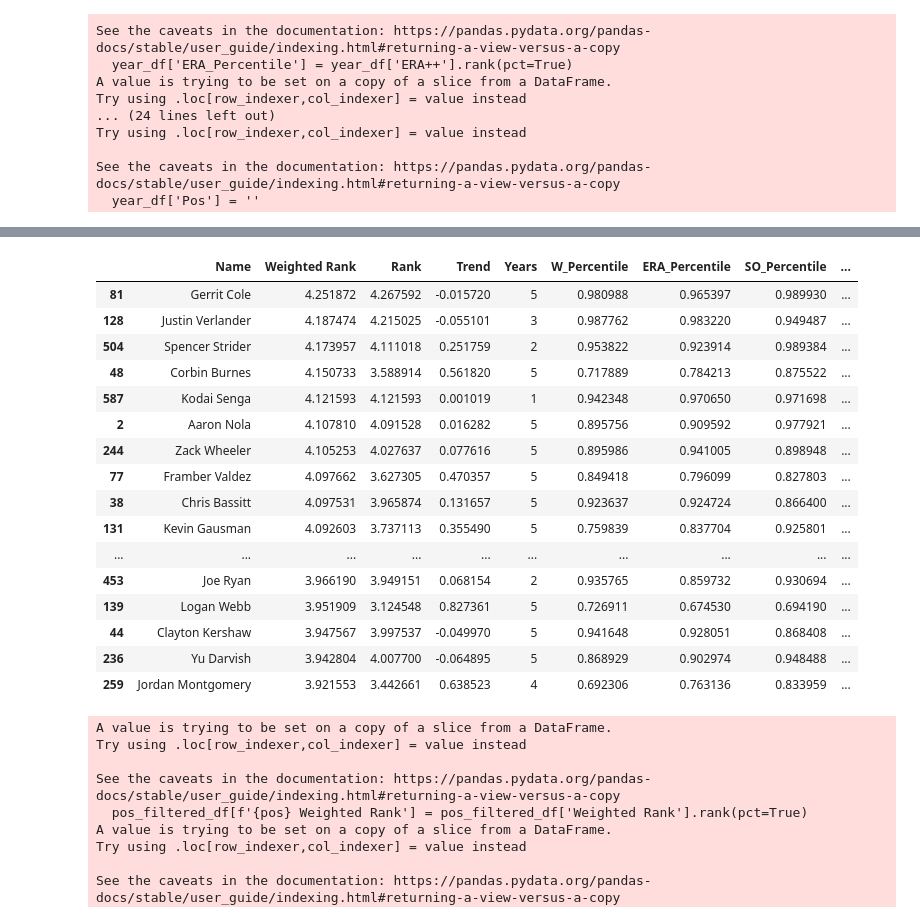
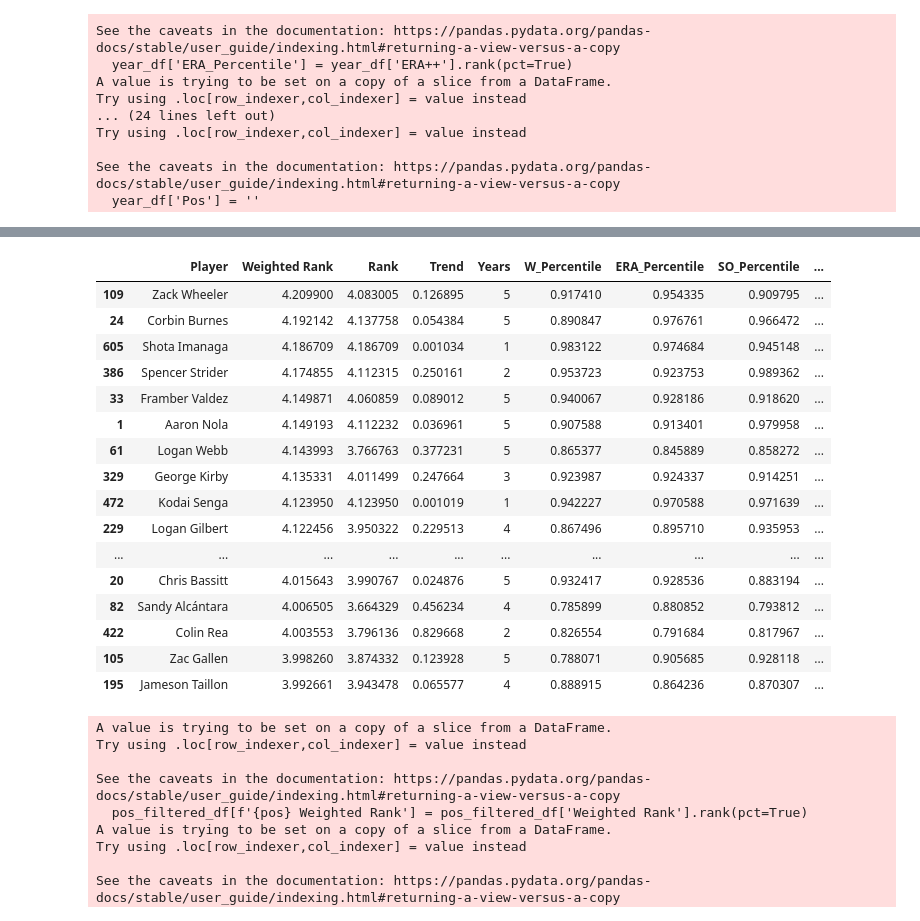
Before and after one commit to mdbinger/Fantasy-Sports-Projections, a Jupyter notebook: Fantasy_Baseball/Draft_Tool.ipynb, the cells around one changed output, grey strips where cells are left out. Drawn from its saved outputs; the diff is of its cells as text; code cells hidden in the pictures.

```diff
--- a/Fantasy_Baseball/Draft_Tool.ipynb
+++ b/Fantasy_Baseball/Draft_Tool.ipynb
@@ -444,4 +453,4 @@ final_pitcher_stats_df['ERA++'] = final_pitcher_stats_df['IP'] * -(1 / final_pit
 final_pitcher_stats_df['WHIP++'] = final_pitcher_stats_df['IP'] * -(1 / final_pitcher_stats_df['WHIP'])
 # %%
 # Sort data by name alphabetically, then by year in descending order
-final_pitcher_stats_df = final_pitcher_stats_df.sort_values(['Year','Name'], ascending=[True, True])
+final_pitcher_stats_df = final_pitcher_stats_df.sort_values(['Year','Player'], ascending=[True, True])
@@ -448,10 +473,10 @@ final_pitcher_stats_df = final_pitcher_stats_df.sort_values(['Year','Name'], asc
 # %%
 # Create a new dataframe for stats percentile calculations
-pitcher_percentile_df = pd.DataFrame(columns = ['Year', 'Name', 'Age', 'W', 'ERA', 'SO', 'SV', 'WHIP', 'SO9', 'IP'])
+pitcher_percentile_df = pd.DataFrame(columns = ['Year', 'Player', 'Age', 'W', 'ERA', 'SO', 'SV', 'WHIP', 'SO9', 'IP'])
 
 # Carry over columnns from final_pitcher_stats_df that shouldn't be comparatively ranked
 pitcher_percentile_df['Year'] = final_pitcher_stats_df['Year']
-pitcher_percentile_df['Name'] = final_pitcher_stats_df['Name']
+pitcher_percentile_df['Player'] = final_pitcher_stats_df['Player']
 pitcher_percentile_df['Age'] = final_pitcher_stats_df['Age']
 # pitcher_percentile_df['Pos'] = final_pitcher_stats_df['Pos']
 
@@ -463,7 +488,7 @@ for year in last_five_years:
     year_df['SO_Percentile'] = year_df['SO'].rank(pct=True)
     year_df['SV_Percentile'] = year_df['SV'].rank(pct=True)
     year_df['WHIP_Percentile'] = year_df['WHIP++'].rank(pct=True)
-    year_df.sort_values('Name', ascending=True)
+    year_df.sort_values('Player', ascending=True)
 
 
     if year == last_year:
@@ -489,7 +514,7 @@ for year in last_five_years:
     # Each of the seasons are added back to the percentile dataframe
     pitcher_percentile_df = pitcher_percentile_df.append(year_df, ignore_index=True)
 
-pitcher_percentile_df = pitcher_percentile_df.sort_values(['Year','Name'], ascending=[True, True])
+pitcher_percentile_df = pitcher_percentile_df.sort_values(['Year','Player'], ascending=[True, True])
 # %% [output]
 A value is trying to be set on a copy of a slice from a DataFrame.
 Try using .loc[row_indexer,col_indexer] = value instead
@@ -514,3 +539,6 @@ pitcher_percentile_df = pitcher_percentile_df[pitcher_percentile_df['IP'].notna(
 
 # Add a rank column that adds the percentiles from each category
 pitcher_percentile_df['Rank'] = (pitcher_percentile_df['W_Percentile'] + pitcher_percentile_df['ERA_Percentile'] + pitcher_percentile_df['SO_Percentile'] + pitcher_percentile_df['SV_Percentile'] + pitcher_percentile_df['WHIP_Percentile'])
+# %%
+pd.set_option('display.max_columns', None)
+pitcher_percentile_df.tail(50)
@@ -517,9 +563,9 @@ pitcher_percentile_df['Rank'] = (pitcher_percentile_df['W_Percentile'] + pitcher
 # %%
 # Create a list of each unique player we have in our dataframe
-pitcher_list = pitcher_percentile_df.Name.unique().tolist()
+pitcher_list = pitcher_percentile_df.Player.unique().tolist()
 
 # Create a new dataframe for combined, averaged percentiles over the past 5 seasons
-new_pitcher_df = pd.DataFrame(columns = ['Name', 'Rank', 'Trend', 'Years', 'W_Percentile', 'ERA_Percentile', 'SO_Percentile', 'SV_Percentile', 'WHIP_Percentile','Pos'])
+new_pitcher_df = pd.DataFrame(columns = ['Player', 'Rank', 'Trend', 'Years', 'W_Percentile', 'ERA_Percentile', 'SO_Percentile', 'SV_Percentile', 'WHIP_Percentile','Pos'])
 
 # Create a list for each percentile stat category for upcoming loop
 pitcher_trends = []
@@ -541,18 +587,18 @@ for pitcher in pitcher_list:
 
 # Loop through each player, check if they played in the past two seasons. If not, remove them
 for pitcher in cleaned_pitcher_list:
-    filter_df = pitcher_percentile_df.loc[pitcher_percentile_df['Name'] == pitcher]
+    filter_df = pitcher_percentile_df.loc[pitcher_percentile_df['Player'] == pitcher]
     filter_df = filter_df.sort_values(['Year'], ascending=[False])
     year_list = filter_df.Year.tolist()
     if (year_list[0] != last_year) and (year_list[0] != (last_year - 1)):
         pitcher_list.remove(pitcher)
 
 # Update new dataframe with updated unique player list
-new_pitcher_df['Name'] = pitcher_list
+new_pitcher_df['Player'] = pitcher_list
 
 # Loop through each player, locate their percentile stats for each season, average them out
 for pitcher in pitcher_list:
-    pitcher_df = pitcher_percentile_df.loc[pitcher_percentile_df['Name'] == pitcher]
+    pitcher_df = pitcher_percentile_df.loc[pitcher_percentile_df['Player'] == pitcher]
 
     # We want to find the slope of the line of best fit for each player's overall ranking each season
     x = np.array(pitcher_df['Year'], dtype = float)
@@ -597,3 +643,7 @@ new_pitcher_df['Rank'] = pitcher_average_Rank
 
 # Keep track of how many seasons are being considered, so we know how reliable the data is
 new_pitcher_df['Years'] = pitcher_year_count
+
+new_pitcher_df = new_pitcher_df.sort_values('Rank', ascending = False)
+
+new_pitcher_df.head(50)
@@ -612,50 +680,50 @@ new_pitcher_df.insert(1, 'Weighted Rank', first_pitcher_column)
 new_pitcher_df = new_pitcher_df.sort_values('Weighted Rank', ascending = False)
 
 # Removing duplicate Pos listings for players
 uncleaned_pos_column = new_pitcher_df['Pos'].to_list()
 cleaned_pos_list = []
 for item in uncleaned_pos_column:
     temp_cleaning_list = []
     temp_list = item.split(',')
     for temp_item in temp_list:
         if temp_item not in temp_cleaning_list:
             temp_cleaning_list.append(temp_item)
         else:
             continue
     cleaned_pos_list.append(temp_cleaning_list)
 
 cleaned_pos_column = []
 for item in cleaned_pos_list:
     temp_string = ''
     for mini_item in item:
         if temp_string == '':
             temp_string = mini_item
         else:
             temp_string = temp_string + ',' + mini_item
     cleaned_pos_column.append(temp_string)
 
 new_pitcher_df['Pos'] = cleaned_pos_column
 
-new_pitcher_df = new_pitcher_df[new_pitcher_df.Name != 'LgAvg per 180 IP']
+new_pitcher_df = new_pitcher_df[new_pitcher_df.Player != 'LgAvg per 180 IP']
 
 new_pitcher_df.head(25)
 # %% [output]
-|  | Name | Weighted Rank | Rank | Trend | Years | W_Percentile | ERA_Percentile | SO_Percentile | ... |
-| 81 | Gerrit Cole | 4.251872 | 4.267592 | -0.015720 | 5 | 0.980988 | 0.965397 | 0.989930 | ... |
-| 128 | Justin Verlander | 4.187474 | 4.215025 | -0.055101 | 3 | 0.987762 | 0.983220 | 0.949487 | ... |
-| 504 | Spencer Strider | 4.173957 | 4.111018 | 0.251759 | 2 | 0.953822 | 0.923914 | 0.989384 | ... |
-| 48 | Corbin Burnes | 4.150733 | 3.588914 | 0.561820 | 5 | 0.717889 | 0.784213 | 0.875522 | ... |
-| 587 | Kodai Senga | 4.121593 | 4.121593 | 0.001019 | 1 | 0.942348 | 0.970650 | 0.971698 | ... |
-| 2 | Aaron Nola | 4.107810 | 4.091528 | 0.016282 | 5 | 0.895756 | 0.909592 | 0.977921 | ... |
-| 244 | Zack Wheeler | 4.105253 | 4.027637 | 0.077616 | 5 | 0.895986 | 0.941005 | 0.898948 | ... |
-| 77 | Framber Valdez | 4.097662 | 3.627305 | 0.470357 | 5 | 0.849418 | 0.796099 | 0.827803 | ... |
-| 38 | Chris Bassitt | 4.097531 | 3.965874 | 0.131657 | 5 | 0.923637 | 0.924724 | 0.866400 | ... |
-| 131 | Kevin Gausman | 4.092603 | 3.737113 | 0.355490 | 5 | 0.759839 | 0.837704 | 0.925801 | ... |
+|  | Player | Weighted Rank | Rank | Trend | Years | W_Percentile | ERA_Percentile | SO_Percentile | ... |
+| 109 | Zack Wheeler | 4.209900 | 4.083005 | 0.126895 | 5 | 0.917410 | 0.954335 | 0.909795 | ... |
+| 24 | Corbin Burnes | 4.192142 | 4.137758 | 0.054384 | 5 | 0.890847 | 0.976761 | 0.966472 | ... |
+| 605 | Shota Imanaga | 4.186709 | 4.186709 | 0.001034 | 1 | 0.983122 | 0.974684 | 0.945148 | ... |
+| 386 | Spencer Strider | 4.174855 | 4.112315 | 0.250161 | 2 | 0.953723 | 0.923753 | 0.989362 | ... |
+| 33 | Framber Valdez | 4.149871 | 4.060859 | 0.089012 | 5 | 0.940067 | 0.928186 | 0.918620 | ... |
+| 1 | Aaron Nola | 4.149193 | 4.112232 | 0.036961 | 5 | 0.907588 | 0.913401 | 0.979958 | ... |
+| 61 | Logan Webb | 4.143993 | 3.766763 | 0.377231 | 5 | 0.865377 | 0.845889 | 0.858272 | ... |
+| 329 | George Kirby | 4.135331 | 4.011499 | 0.247664 | 3 | 0.923987 | 0.924337 | 0.914251 | ... |
+| 472 | Kodai Senga | 4.123950 | 4.123950 | 0.001019 | 1 | 0.942227 | 0.970588 | 0.971639 | ... |
+| 229 | Logan Gilbert | 4.122456 | 3.950322 | 0.229513 | 4 | 0.867496 | 0.895710 | 0.935953 | ... |
 | ... | ... | ... | ... | ... | ... | ... | ... | ... | ... |
-| 453 | Joe Ryan | 3.966190 | 3.949151 | 0.068154 | 2 | 0.935765 | 0.859732 | 0.930694 | ... |
-| 139 | Logan Webb | 3.951909 | 3.124548 | 0.827361 | 5 | 0.726911 | 0.674530 | 0.694190 | ... |
-| 44 | Clayton Kershaw | 3.947567 | 3.997537 | -0.049970 | 5 | 0.941648 | 0.928051 | 0.868408 | ... |
-| 236 | Yu Darvish | 3.942804 | 4.007700 | -0.064895 | 5 | 0.868929 | 0.902974 | 0.948488 | ... |
-| 259 | Jordan Montgomery | 3.921553 | 3.442661 | 0.638523 | 4 | 0.692306 | 0.763136 | 0.833959 | ... |
+| 20 | Chris Bassitt | 4.015643 | 3.990767 | 0.024876 | 5 | 0.932417 | 0.928536 | 0.883194 | ... |
+| 82 | Sandy Alcántara | 4.006505 | 3.664329 | 0.456234 | 4 | 0.785899 | 0.880852 | 0.793812 | ... |
+| 422 | Colin Rea | 4.003553 | 3.796136 | 0.829668 | 2 | 0.826554 | 0.791684 | 0.817967 | ... |
+| 105 | Zac Gallen | 3.998260 | 3.874332 | 0.123928 | 5 | 0.788071 | 0.905685 | 0.928118 | ... |
+| 195 | Jameson Taillon | 3.992661 | 3.943478 | 0.065577 | 4 | 0.888915 | 0.864236 | 0.870307 | ... |
 # %%
 # Create a new dataframe for stats percentile calculations
```
Also changed, not shown: parts of 20 cells of this notebook.
